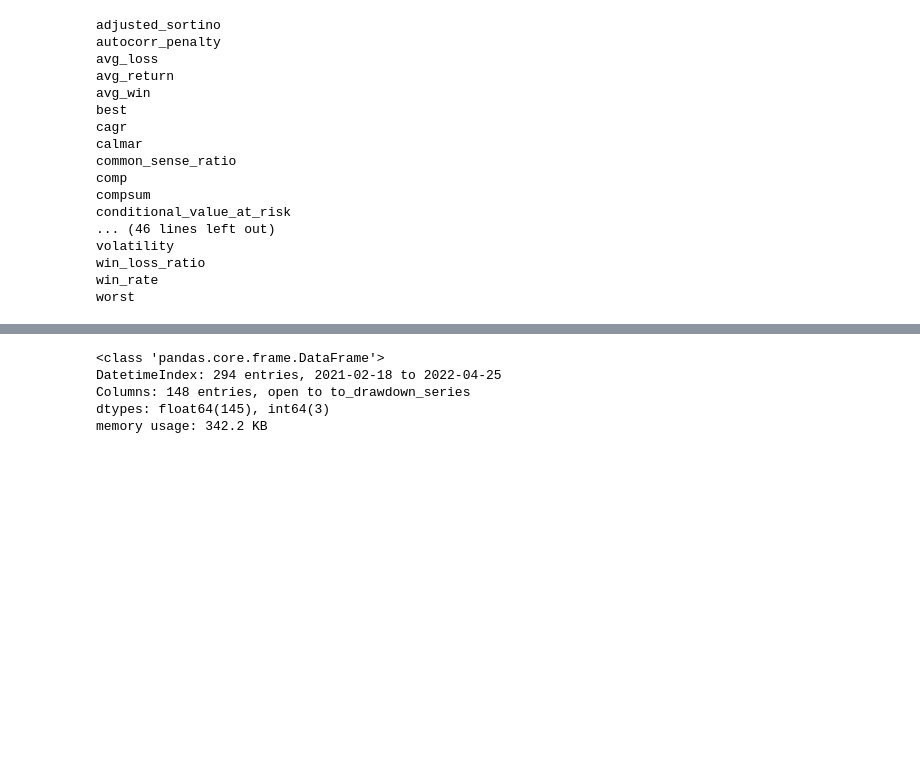
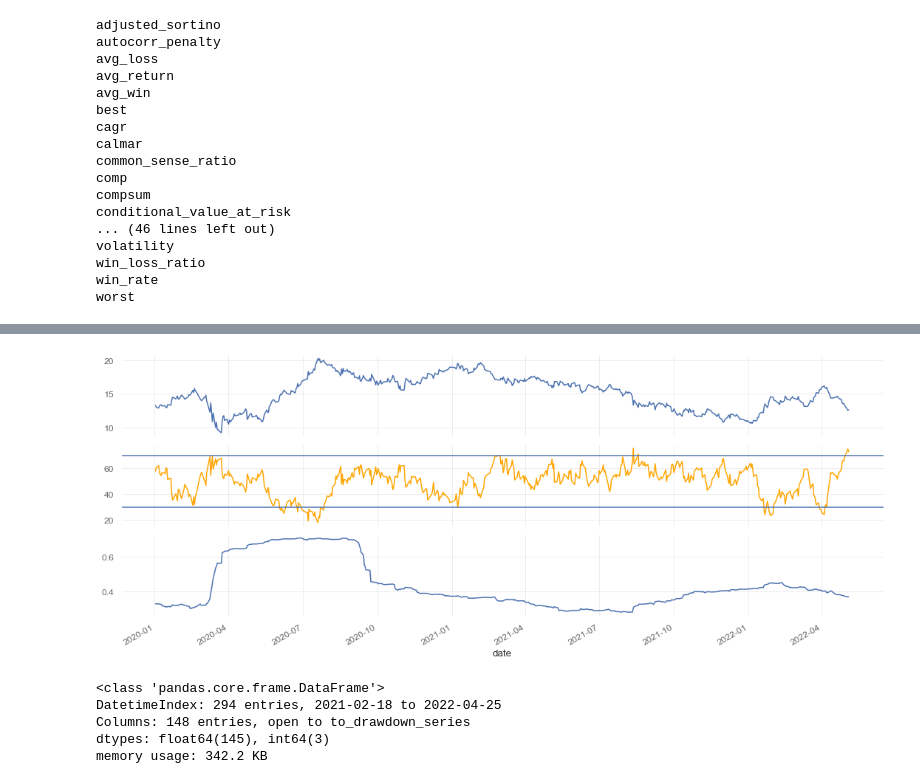
Before and after one commit to mso13/Mestrado_PPGI, a Jupyter notebook: src/tensortrade/1. TensorTrade and QuantStats (DataSet Development).ipynb, the cells around one changed output, grey strips where cells are left out. Saved outputs shown, nothing was run; the diff lists cells and outputs as text; code cells hidden in the pictures; blank space fills up the shorter version.

```diff
--- a/src/tensortrade/1. TensorTrade and QuantStats (DataSet Development).ipynb
+++ b/src/tensortrade/1. TensorTrade and QuantStats (DataSet Development).ipynb
@@ -42,22 +44,23 @@ display(df_daily.tail())
 # %% [markdown]
 ### 0.2 Get Hourly OHLCV from YFinance
 # %%
-df_hourly = yf.download(symbol, period='2y', interval='60m').reset_index()
+if source_yahoo:
+    df_hourly = yf.download(symbol, period='2y', interval='60m').reset_index()
 
-# Drop Adj Close
-df_hourly.drop(columns=['Adj Close'], inplace=True)
+    # Drop Adj Close
+    df_hourly.drop(columns=['Adj Close'], inplace=True)
 
-# Renaming Datetime column
-df_hourly = df_hourly.rename(columns={'Datetime': 'date'})
+    # Renaming Datetime column
+    df_hourly = df_hourly.rename(columns={'Datetime': 'date'})
 
-# Set date column as index
-df_hourly.set_index('date', inplace=True)
+    # Set date column as index
+    df_hourly.set_index('date', inplace=True)
 
-# Filter hours
-hours = df_hourly.index.hour
-df_hourly = df_hourly.iloc[((hours >= 11) & (hours < 17))]
+    # Filter hours
+    hours = df_hourly.index.hour
+    df_hourly = df_hourly.iloc[((hours >= 11) & (hours < 17))]
 
-df_hourly.index = df_hourly.index.tz_convert(None) - pd.Timedelta(hours=3)
+    df_hourly.index = df_hourly.index.tz_convert(None) - pd.Timedelta(hours=3)
 
-display(df_hourly.tail(10))
+    display(df_hourly.tail(10))
 # %% [output]
@@ -323,3 +363,17 @@ data_daily.head()
+# %%
+fig, ax = plt.subplots(3, sharex=True, figsize=(15,6))
+data_daily.close.plot(ax=ax[0])
+
+data_daily.rsi_14.plot(ax=ax[1], color='orange')
+ax[1].axhline(30)
+ax[1].axhline(70)
+
+data_daily['rolling_volatility'].plot(ax=ax[2])
+
+
+plt.tight_layout();
+# %% [output]
+[figure, added]
 # %%
 data_daily.info()
 # %% [output]
```
Also changed, not shown: parts of 9 cells of this notebook, 13 other files.
